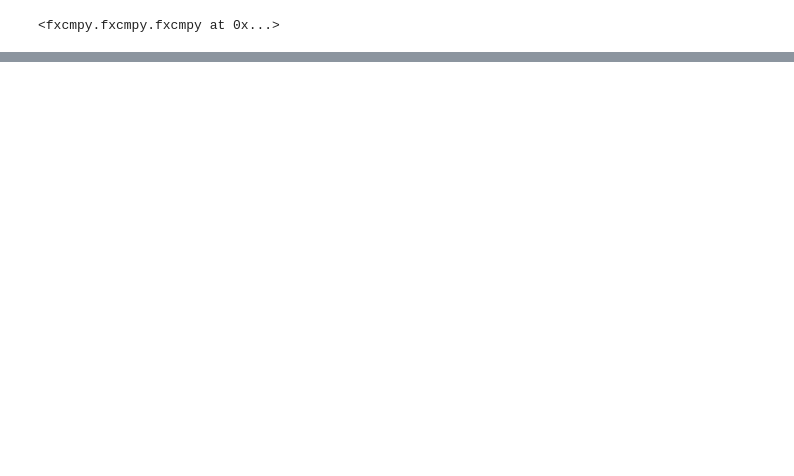
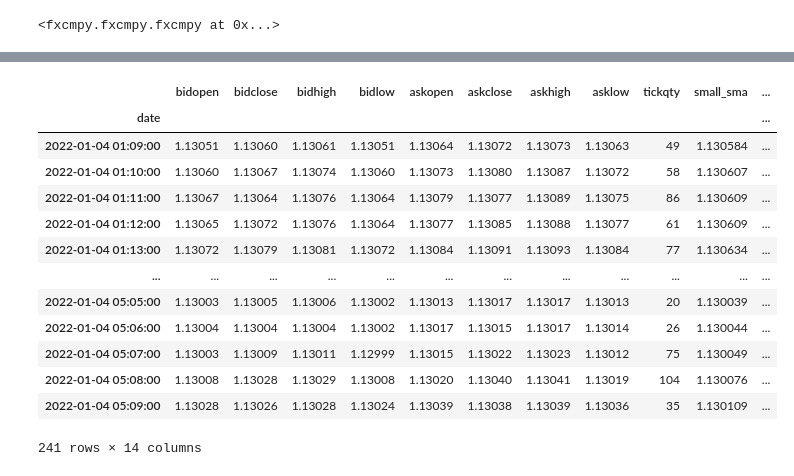
Before and after one commit to sonupal129/affinity, a Jupyter notebook: algo_test.ipynb, the cells around one changed output, grey strips where cells are left out. Cells and saved outputs as stored; diff of their text form; code cells hidden in the pictures; blank space fills up the shorter version.

```diff
--- a/algo_test.ipynb
+++ b/algo_test.ipynb
@@ -126,0 +148,63 @@ False
+# %%
+class SMAStrategy1(BaseStrategy):
+    name = "smarsistochastic_strategy"
+    description = """7,10 SMA, 7,3,3 Stochastic and RSI Strategy"""
+
+    def signal_found(self, data:dict):
+        return data.to_dict()
+
+    def strategy(self):
+        """optimization required"""
+        df = self.dataframe
+        df.loc[(df["small_sma"] < df["large_sma"]), "sma_signal"] = "UP_CROSSOVER"
+        df.loc[(df["small_sma"] > df["large_sma"]), "sma_signal"] = "DOWN_CROSSOVER"
+
+        def sma_signal_maker(sma_signal):
+            """function required more optimized logic"""
+            signals = dict(enumerate(list(sma_signal)))
+            final_signals = []
+            for k,v in signals.items():
+                if k == 0:
+                    final_signals.append(v)
+                    continue
+                if v == signals[k-1]:
+                    final_signals.append("")
+                else:
+                    final_signals.append(v)
+
+            return final_signals
+
+        df["sma_signal"] = sma_signal_maker(df.sma_signal)
+        df["entry_signal"] = df.sma_signal
+        df["entry_price"] = df.bidopen
+        return df
+
+
+    def apply_indicator(self):
+        super(self.__class__, self).apply_indicator()
+        self.dataframe["small_sma"]=SMAIndicator(self.dataframe.bidclose, window=7).sma_indicator()
+        self.dataframe["large_sma"]=SMAIndicator(self.dataframe.bidclose, window=10).sma_indicator()
+        # self.dataframe["stoch"] = round(stoch(close=self.dataframe.bidclose, low=self.dataframe.bidlow, high=self.dataframe.bidhigh, window=7, smooth_window=3),6)
+        # self.dataframe["stoch_signal"] = round(stoch_signal(close=self.dataframe.bidclose, low=self.dataframe.bidlow, high=self.dataframe.bidhigh, window=7, smooth_window=3),6)
+        # self.dataframe["rsi"] = rsi(self.dataframe.bidclose, 7)
+
+strategy = SMAStrategy1()
+strategy.dataframe = data
+strategy.is_valid_dataframe()
+dd = strategy.get_signal()
+dd
+# %% [output]
+|  | bidopen | bidclose | bidhigh | bidlow | askopen | askclose | askhigh | asklow | tickqty | small_sma | ... |
+| date |  |  |  |  |  |  |  |  |  |  | ... |
+| 2022-01-04 01:09:00 | 1.13051 | 1.13060 | 1.13061 | 1.13051 | 1.13064 | 1.13072 | 1.13073 | 1.13063 | 49 | 1.130584 | ... |
+| 2022-01-04 01:10:00 | 1.13060 | 1.13067 | 1.13074 | 1.13060 | 1.13073 | 1.13080 | 1.13087 | 1.13072 | 58 | 1.130607 | ... |
+| 2022-01-04 01:11:00 | 1.13067 | 1.13064 | 1.13076 | 1.13064 | 1.13079 | 1.13077 | 1.13089 | 1.13075 | 86 | 1.130609 | ... |
+| 2022-01-04 01:12:00 | 1.13065 | 1.13072 | 1.13076 | 1.13064 | 1.13077 | 1.13085 | 1.13088 | 1.13077 | 61 | 1.130609 | ... |
+| 2022-01-04 01:13:00 | 1.13072 | 1.13079 | 1.13081 | 1.13072 | 1.13084 | 1.13091 | 1.13093 | 1.13084 | 77 | 1.130634 | ... |
+| ... | ... | ... | ... | ... | ... | ... | ... | ... | ... | ... | ... |
+| 2022-01-04 05:05:00 | 1.13003 | 1.13005 | 1.13006 | 1.13002 | 1.13013 | 1.13017 | 1.13017 | 1.13013 | 20 | 1.130039 | ... |
+| 2022-01-04 05:06:00 | 1.13004 | 1.13004 | 1.13004 | 1.13002 | 1.13017 | 1.13015 | 1.13017 | 1.13014 | 26 | 1.130044 | ... |
+| 2022-01-04 05:07:00 | 1.13003 | 1.13009 | 1.13011 | 1.12999 | 1.13015 | 1.13022 | 1.13023 | 1.13012 | 75 | 1.130049 | ... |
+| 2022-01-04 05:08:00 | 1.13008 | 1.13028 | 1.13029 | 1.13008 | 1.13020 | 1.13040 | 1.13041 | 1.13019 | 104 | 1.130076 | ... |
+| 2022-01-04 05:09:00 | 1.13028 | 1.13026 | 1.13028 | 1.13024 | 1.13039 | 1.13038 | 1.13039 | 1.13036 | 35 | 1.130109 | ... |
+241 rows × 14 columns
```
Also changed, not shown: parts of 10 cells of this notebook, 4 other files.
